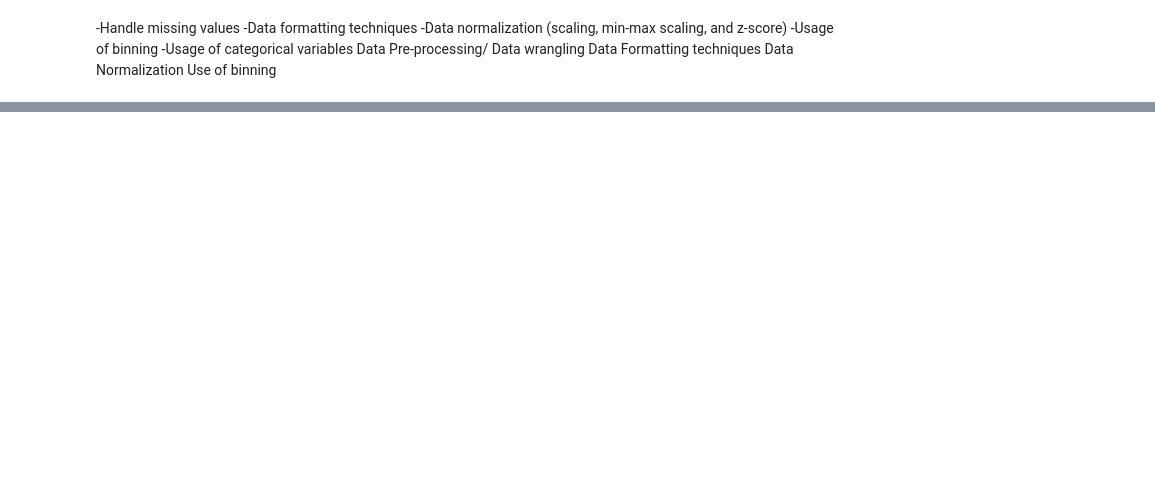
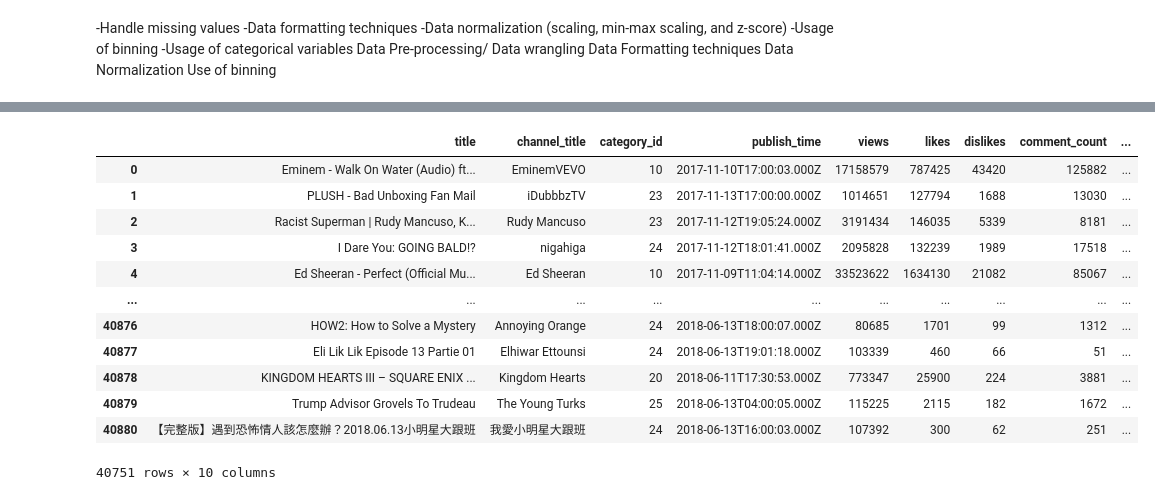
Before and after one commit to BrunoGJ/YouTube_Project, a Jupyter notebook: Cleaning_Cavideos.ipynb, the cells around one changed output, grey strips where cells are left out. Drawn from its saved outputs; the diff is of its cells as text; code cells hidden in the pictures; blank space fills up the shorter version.

Commit message:
drop columns and removed Na data

```diff
--- a/Cleaning_Cavideos.ipynb
+++ b/Cleaning_Cavideos.ipynb
@@ -72,2 +86,24 @@ dataset.head()
+# %%
+#removing unwanted columns
+
+dataset.drop (['video_id','trending_date','tags','thumbnail_link','comments_disabled','ratings_disabled','video_error_or_removed','description'], axis = 1, inplace=True)
+# %%
+# removing missing values if any
+
+dataset.dropna()
+# %% [output]
+|  | title | channel_title | category_id | publish_time | views | likes | dislikes | comment_count | ... |
+| 0 | Eminem - Walk On Water (Audio) ft... | EminemVEVO | 10 | 2017-11-10T17:00:03.000Z | 17158579 | 787425 | 43420 | 125882 | ... |
+| 1 | PLUSH - Bad Unboxing Fan Mail | iDubbbzTV | 23 | 2017-11-13T17:00:00.000Z | 1014651 | 127794 | 1688 | 13030 | ... |
+| 2 | Racist Superman | Rudy Mancuso, K... | Rudy Mancuso | 23 | 2017-11-12T19:05:24.000Z | 3191434 | 146035 | 5339 | 8181 | ... |
+| 3 | I Dare You: GOING BALD!? | nigahiga | 24 | 2017-11-12T18:01:41.000Z | 2095828 | 132239 | 1989 | 17518 | ... |
+| 4 | Ed Sheeran - Perfect (Official Mu... | Ed Sheeran | 10 | 2017-11-09T11:04:14.000Z | 33523622 | 1634130 | 21082 | 85067 | ... |
+| ... | ... | ... | ... | ... | ... | ... | ... | ... | ... |
+| 40876 | HOW2: How to Solve a Mystery | Annoying Orange | 24 | 2018-06-13T18:00:07.000Z | 80685 | 1701 | 99 | 1312 | ... |
+| 40877 | Eli Lik Lik Episode 13 Partie 01 | Elhiwar Ettounsi | 24 | 2018-06-13T19:01:18.000Z | 103339 | 460 | 66 | 51 | ... |
+| 40878 | KINGDOM HEARTS III – SQUARE ENIX ... | Kingdom Hearts | 20 | 2018-06-11T17:30:53.000Z | 773347 | 25900 | 224 | 3881 | ... |
+| 40879 | Trump Advisor Grovels To Trudeau | The Young Turks | 25 | 2018-06-13T04:00:05.000Z | 115225 | 2115 | 182 | 1672 | ... |
+| 40880 | 【完整版】遇到恐怖情人該怎麼辦？2018.06.13小明星大跟班 | 我愛小明星大跟班 | 24 | 2018-06-13T16:00:03.000Z | 107392 | 300 | 62 | 251 | ... |
+40751 rows × 10 columns
 # %%
 excel = dataset.to_excel("CAvideos.xlsx")
```
Also changed, not shown: parts of 2 cells of this notebook.
